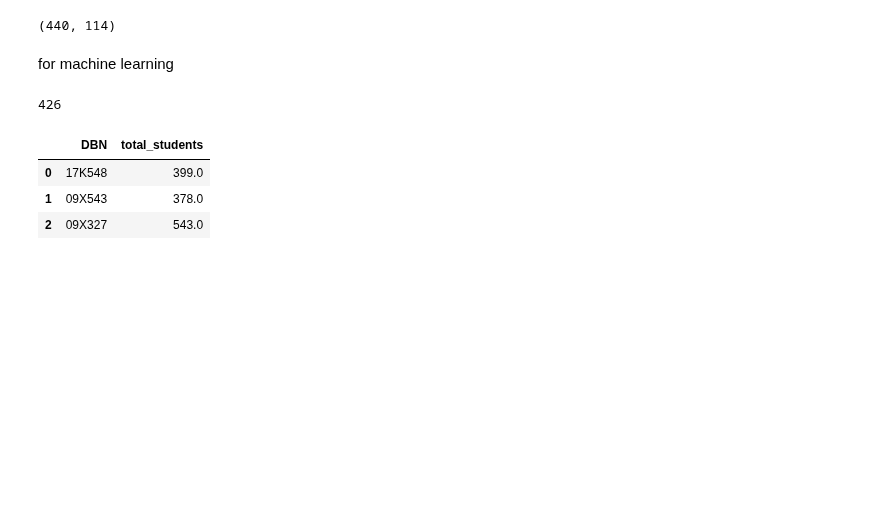
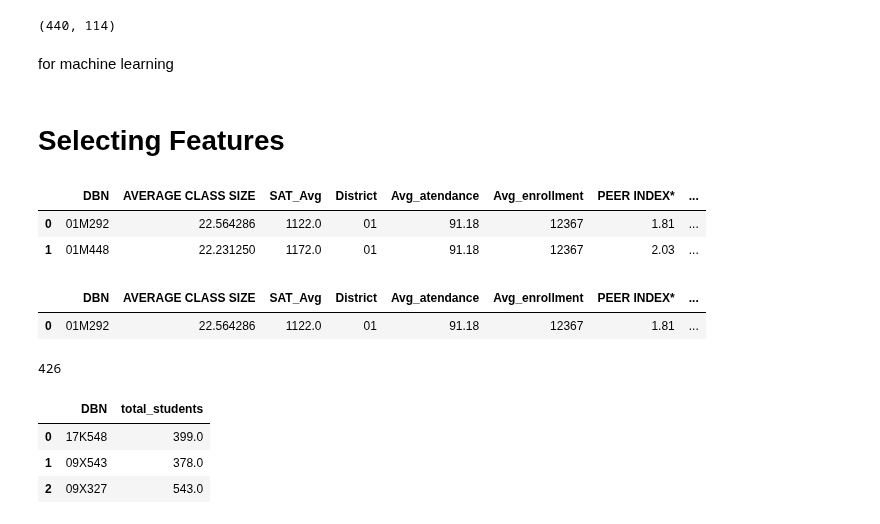
Before and after one commit to ckyko/CSC59970Project, a Jupyter notebook: NYC_high_school_Q2.ipynb, the cells around one changed output. Cells and saved outputs as stored; diff of their text form; code cells hidden in the pictures; blank space fills up the shorter version.

Commit message:
selecting more features

```diff
--- a/NYC_high_school_Q2.ipynb
+++ b/NYC_high_school_Q2.ipynb
@@ -289,3 +289,21 @@ final.shape
 (440, 114)
 # %% [markdown]
 for machine learning
+# %%
+sat_class_size = pd.merge(class_size, sat_result, how='inner', on='DBN')
+sat_class_size = sat_class_size.dropna()
+# %%
+sat_class_size_temp = sat_class_size
+sat_class_size_temp['District'] = sat_class_size_temp.apply(lambda x: x['DBN'][0:2], axis=1)
+# %%
+sat_size_atte = pd.merge(sat_class_size_temp, attd_2010, how='inner', on='District')
+# %%
+sat_size_atte_grade = pd.merge(sat_size_atte, school_grade, how='inner', on='DBN')
+# %% [markdown]
+# Selecting Features
+# %%
+sat_size_atte_grade.head(2)
+# %% [output]
+|  | DBN | AVERAGE CLASS SIZE | SAT_Avg | District | Avg_atendance | Avg_enrollment | PEER INDEX* | ... |
+| 0 | 01M292 | 22.564286 | 1122.0 | 01 | 91.18 | 12367 | 1.81 | ... |
+| 1 | 01M448 | 22.231250 | 1172.0 | 01 | 91.18 | 12367 | 2.03 | ... |
@@ -292,3 +316,8 @@ for machine learning
+# %%
+sat_size_atte_grade_temp.head(1)
+# %% [output]
+|  | DBN | AVERAGE CLASS SIZE | SAT_Avg | District | Avg_atendance | Avg_enrollment | PEER INDEX* | ... |
+| 0 | 01M292 | 22.564286 | 1122.0 | 01 | 91.18 | 12367 | 1.81 | ... |
 # %%
 len(school_grade)
 # %% [output]
```
Also changed, not shown: parts of 3 cells of this notebook.
